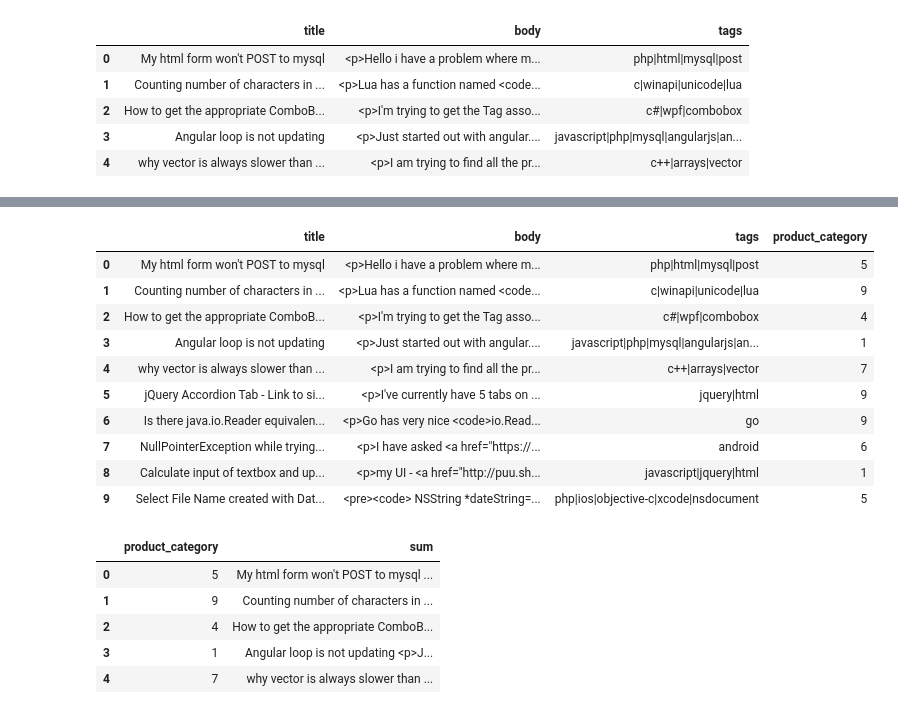
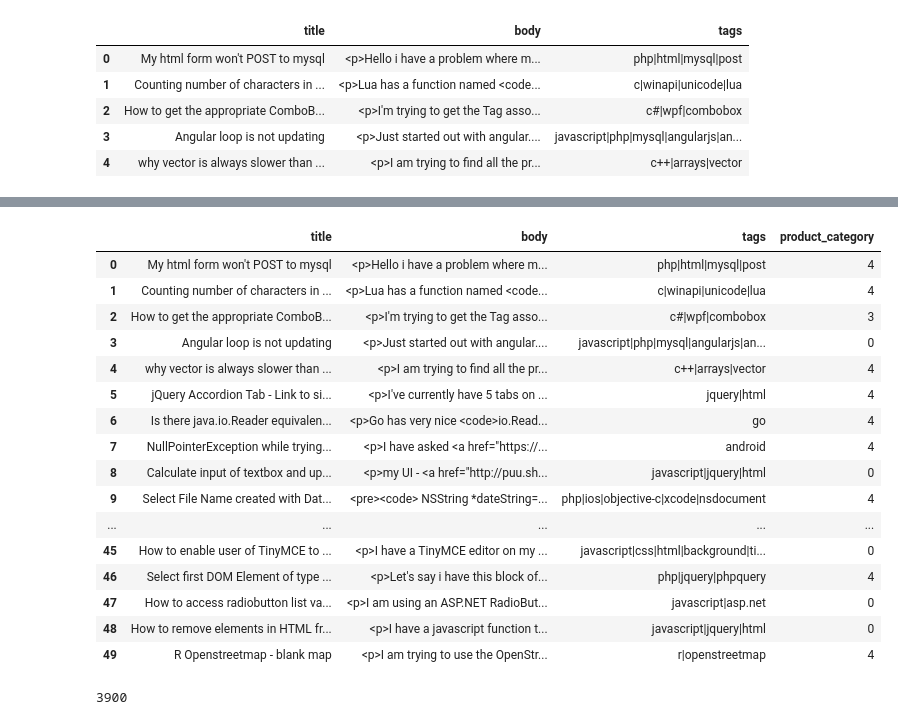
Before and after one commit to mhieb2404/Seminararbeit, a Jupyter notebook: Forschungsfrage_I/Data Preprocessing_Forschungsfrage I .ipynb, the cells around one changed output, grey strips where cells are left out. Drawn from its saved outputs; the diff is of its cells as text; code cells hidden in the pictures.

```diff
--- a/Forschungsfrage_I/Data Preprocessing_Forschungsfrage I .ipynb
+++ b/Forschungsfrage_I/Data Preprocessing_Forschungsfrage I .ipynb
@@ -76,7 +76,7 @@ selected_dataframe.head()
 # %%
 #Create a new column for naming the labels
 #In practise this would be the product category
-#The product categories are = javascript = 1, java=2 , python=3, c#=4, php=5, android=6, c++=7, ios=8, others=9
+#The product categories are = javascript = 1, java=2 , python=3, c#=4, others=5
 #We have decided that these are the products categroies which occure the most in the dataset; see Notebook "Data Exploration"
 #The product category "others" can be reagarded as not product related questions from customers
 
@@ -87,7 +87,7 @@ selected_dataframe['product_category'] = pd.Series(np.nan, index=selected_datafr
 
 
 #Create the labels_list (product categories)
-produkt_liste=["ios+","c[+][+]","android","php","c#","python" ,"java","javascript"]
+produkt_liste=["(c#)","(python)" ,"(java)","(javascript)"]
 
 #Search with Regex throuh the rows of the dataframe and label the product category
 for i in range(len(selected_dataframe)):
@@ -99,32 +99,28 @@ for i in range(len(selected_dataframe)):
 
 #transform the names into their product category number
 for i in range(len(selected_dataframe)):
-    if selected_dataframe.loc[i,"product_category"]=="javascript":
+    if selected_dataframe.loc[i,"product_category"]=="(javascript)":
+        selected_dataframe.loc[i,"product_category"]=0
+
+    elif selected_dataframe.loc[i,"product_category"]=="(java)":
         selected_dataframe.loc[i,"product_category"]=1
 
-    elif selected_dataframe.loc[i,"product_category"]=="java":
+    elif selected_dataframe.loc[i,"product_category"]=="(python)":
         selected_dataframe.loc[i,"product_category"]=2
 
-    elif selected_dataframe.loc[i,"product_category"]=="python":
+    elif selected_dataframe.loc[i,"product_category"]=="(c#)":
         selected_dataframe.loc[i,"product_category"]=3
 
-    elif selected_dataframe.loc[i,"product_category"]=="c#":
+    else:
         selected_dataframe.loc[i,"product_category"]=4
-
-    elif selected_dataframe.loc[i,"product_category"]=="php":
-        selected_dataframe.loc[i,"product_category"]=5
-
-    elif selected_dataframe.loc[i,"product_category"]=="android":
-        selected_dataframe.loc[i,"product_category"]=6
-
-    elif selected_dataframe.loc[i,"product_category"]=="c[+][+]":
-        selected_dataframe.loc[i,"product_category"]=7
-
-    elif selected_dataframe.loc[i,"product_category"]=="ios":
-        selected_dataframe.loc[i,"product_category"]=8
-    else:
-        selected_dataframe.loc[i,"product_category"]=9
 
 #rename the column name from "product_category" to "product_category_number"
 selected_dataframe.rename(columns={'product_category': 'product_category_number'})
+
+
+
+
+
+
+selected_dataframe.head(50)
 # %% [output]
@@ -144,18 +144,24 @@ selected_dataframe.rename(columns={'product_category': 'product_category_number'
 # %%
 #visualize the new data head
-selected_dataframe.head(10)
+selected_dataframe.head(50)
 # %% [output]
 |  | title | body | tags | product_category |
-| 0 | My html form won't POST to mysql | <p>Hello i have a problem where m... | php|html|mysql|post | 5 |
-| 1 | Counting number of characters in ... | <p>Lua has a function named <code... | c|winapi|unicode|lua | 9 |
-| 2 | How to get the appropriate ComboB... | <p>I'm trying to get the Tag asso... | c#|wpf|combobox | 4 |
-| 3 | Angular loop is not updating | <p>Just started out with angular.... | javascript|php|mysql|angularjs|an... | 1 |
-| 4 | why vector is always slower than ... | <p>I am trying to find all the pr... | c++|arrays|vector | 7 |
-| 5 | jQuery Accordion Tab - Link to si... | <p>I've currently have 5 tabs on ... | jquery|html | 9 |
-| 6 | Is there java.io.Reader equivalen... | <p>Go has very nice <code>io.Read... | go | 9 |
-| 7 | NullPointerException while trying... | <p>I have asked <a href="https://... | android | 6 |
-| 8 | Calculate input of textbox and up... | <p>my UI - <a href="http://puu.sh... | javascript|jquery|html | 1 |
-| 9 | Select File Name created with Dat... | <pre><code> NSString *dateString=... | php|ios|objective-c|xcode|nsdocument | 5 |
+| 0 | My html form won't POST to mysql | <p>Hello i have a problem where m... | php|html|mysql|post | 4 |
+| 1 | Counting number of characters in ... | <p>Lua has a function named <code... | c|winapi|unicode|lua | 4 |
+| 2 | How to get the appropriate ComboB... | <p>I'm trying to get the Tag asso... | c#|wpf|combobox | 3 |
+| 3 | Angular loop is not updating | <p>Just started out with angular.... | javascript|php|mysql|angularjs|an... | 0 |
+| 4 | why vector is always slower than ... | <p>I am trying to find all the pr... | c++|arrays|vector | 4 |
+| 5 | jQuery Accordion Tab - Link to si... | <p>I've currently have 5 tabs on ... | jquery|html | 4 |
+| 6 | Is there java.io.Reader equivalen... | <p>Go has very nice <code>io.Read... | go | 4 |
+| 7 | NullPointerException while trying... | <p>I have asked <a href="https://... | android | 4 |
+| 8 | Calculate input of textbox and up... | <p>my UI - <a href="http://puu.sh... | javascript|jquery|html | 0 |
+| 9 | Select File Name created with Dat... | <pre><code> NSString *dateString=... | php|ios|objective-c|xcode|nsdocument | 4 |
+| ... | ... | ... | ... | ... |
+| 45 | How to enable user of TinyMCE to ... | <p>I have a TinyMCE editor on my ... | javascript|css|html|background|ti... | 0 |
+| 46 | Select first DOM Element of type ... | <p>Let's say i have this block of... | php|jquery|phpquery | 4 |
+| 47 | How to access radiobutton list va... | <p>I am using an ASP.NET RadioBut... | javascript|asp.net | 0 |
+| 48 | How to remove elements in HTML fr... | <p>I have a javascript function t... | javascript|jquery|html | 0 |
+| 49 | R Openstreetmap - blank map | <p>I am trying to use the OpenStr... | r|openstreetmap | 4 |
 # %%
 #preprocess the dataframe for the test-train-split
 selected_dataframe['sum']=selected_dataframe['title'].astype(str)+' '+selected_dataframe['body'].astype(str)+' '+selected_dataframe['tags'].astype(str)
@@ -164,11 +170,6 @@ preprocessed_dataframe= selected_dataframe.drop(['title','body','tags'],axis=1)
 #Visualized preprocessed dataframe
 #product_category -->label Y target.data
 #sum -->X data.text
-preprocessed_dataframe.head()
+
+preprocessed_df= preprocessed_dataframe[['sum', 'product_category']]
+#preprocessed_df.head(50)
-# %% [output]
-|  | product_category | sum |
-| 0 | 5 | My html form won't POST to mysql ... |
-| 1 | 9 | Counting number of characters in ... |
-| 2 | 4 | How to get the appropriate ComboB... |
-| 3 | 1 | Angular loop is not updating <p>J... |
-| 4 | 7 | why vector is always slower than ... |
@@ -174,0 +201,5 @@ preprocessed_dataframe.head()
+# %%
+#the lenght of the new dataframe
+len(final_df)
+# %% [output]
+3900
```
Also changed, not shown: parts of 7 cells of this notebook, 6 other files.
